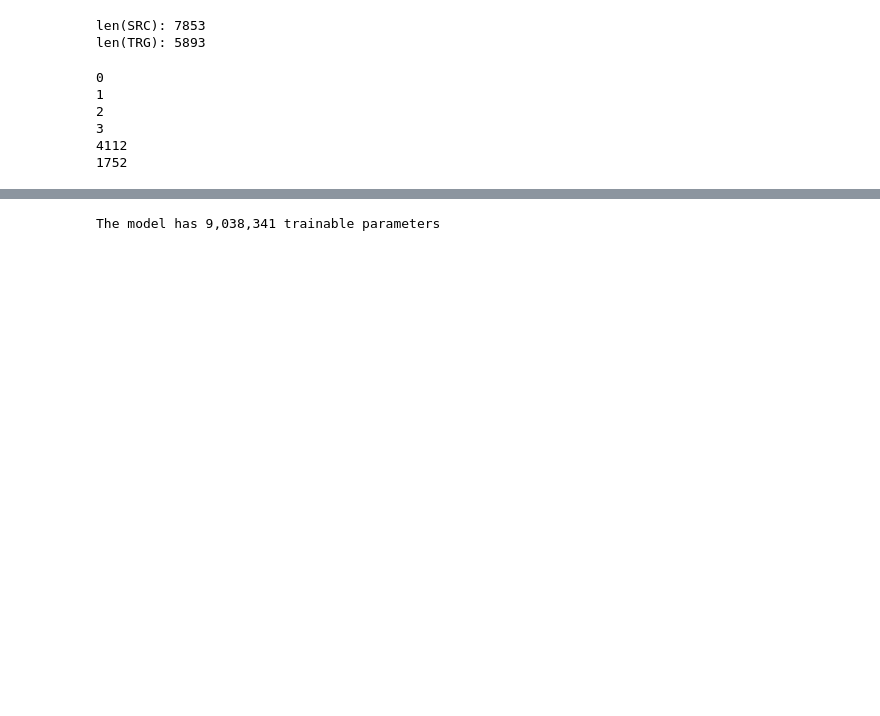
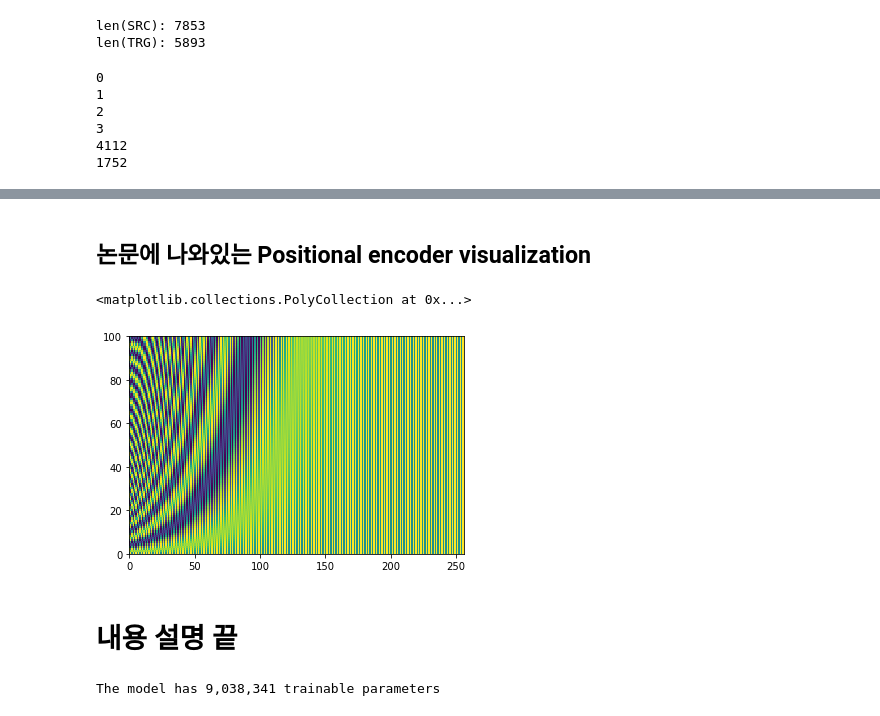
Before and after one commit to bzlee-bio/transformerTemp, a Jupyter notebook: transformer.ipynb, the cells around one changed output, grey strips where cells are left out. Cells and saved outputs as stored; diff of their text form; code cells hidden in the pictures; blank space fills up the shorter version.

```diff
--- a/transformer.ipynb
+++ b/transformer.ipynb
@@ -6,7 +26,21 @@ spacy_de = spacy.load('de_core_news_sm') # 독일어 토큰화(tokenization)
+# %%
+def tokenize_de(text):
+    """
+    Return a list of tokenized sentences of German
+    """
+    return [token.text for token in spacy_de.tokenizer(text)]
+
+def tokenize_en(text):
+    """
+    Return a list of tokenized sentences of English
+    """
+    return [token.text for token in spacy_en.tokenizer(text)]
 # %%
-# 간단히 토큰화(tokenization) 기능 써보기
-tokenized = spacy_en.tokenizer("I am a graduate student.")
-
+## Tokenizer example
+sentence = "I am a graduate student."
+tokenized = spacy_en.tokenizer(sentence)
+print(f"Before tokenized, {sentence}\n")
+print("After tokenized")
 for i, token in enumerate(tokenized):
-    print(f"인덱스 {i}: {token.text}")
+    print(f"Index {i}: {token.text}")
 # %% [output]
@@ -77,17 +122,14 @@ print(TRG.vocab.stoi["world"])
 4112
 1752
 # %%
-import torch
-
 device = torch.device('cuda' if torch.cuda.is_available() else 'cpu')
 
 BATCH_SIZE = 128
 
 # 일반적인 데이터 로더(data loader)의 iterator와 유사하게 사용 가능
-train_iterator, valid_iterator, test_iterator = BucketIterator.splits(
-    (train_dataset, valid_dataset, test_dataset),
-    batch_size=BATCH_SIZE,
-    device=device)
+train_iterator, valid_iterator, test_iterator = BucketIterator.splits((train_dataset, valid_dataset, test_dataset),
+                                                                        batch_size=BATCH_SIZE,
+                                                                        device=device)
 # %%
 for i, batch in enumerate(train_iterator):
     src = batch.src
@@ -491,8 +696,8 @@ SRC_PAD_IDX = SRC.vocab.stoi[SRC.pad_token]
 TRG_PAD_IDX = TRG.vocab.stoi[TRG.pad_token]
 
 # 인코더(encoder)와 디코더(decoder) 객체 선언
-enc = Encoder(INPUT_DIM, HIDDEN_DIM, ENC_LAYERS, ENC_HEADS, ENC_PF_DIM, ENC_DROPOUT, device)
-dec = Decoder(OUTPUT_DIM, HIDDEN_DIM, DEC_LAYERS, DEC_HEADS, DEC_PF_DIM, DEC_DROPOUT, device)
+enc = Encoder(INPUT_DIM, HIDDEN_DIM, ENC_LAYERS, ENC_HEADS, ENC_PF_DIM, ENC_DROPOUT, device, originalPE=True)
+dec = Decoder(OUTPUT_DIM, HIDDEN_DIM, DEC_LAYERS, DEC_HEADS, DEC_PF_DIM, DEC_DROPOUT, device, originalPE=True)
 
 # Transformer 객체 선언
 model = Transformer(enc, dec, SRC_PAD_IDX, TRG_PAD_IDX, device).to(device)
@@ -499,3 +720,12 @@ model = Transformer(enc, dec, SRC_PAD_IDX, TRG_PAD_IDX, device).to(device)
+# %% [markdown]
+## 논문에 나와있는 Positional encoder visualization
+# %%
+plt.pcolor(enc.encoding.cpu().squeeze())
+# %% [output]
+<matplotlib.collections.PolyCollection at 0x...>
+[figure, added]
+# %% [markdown]
+# 내용 설명 끝
 # %%
 def count_parameters(model):
     return sum(p.numel() for p in model.parameters() if p.requires_grad)
```
Also changed, not shown: parts of 27 cells of this notebook, 1 other file.
